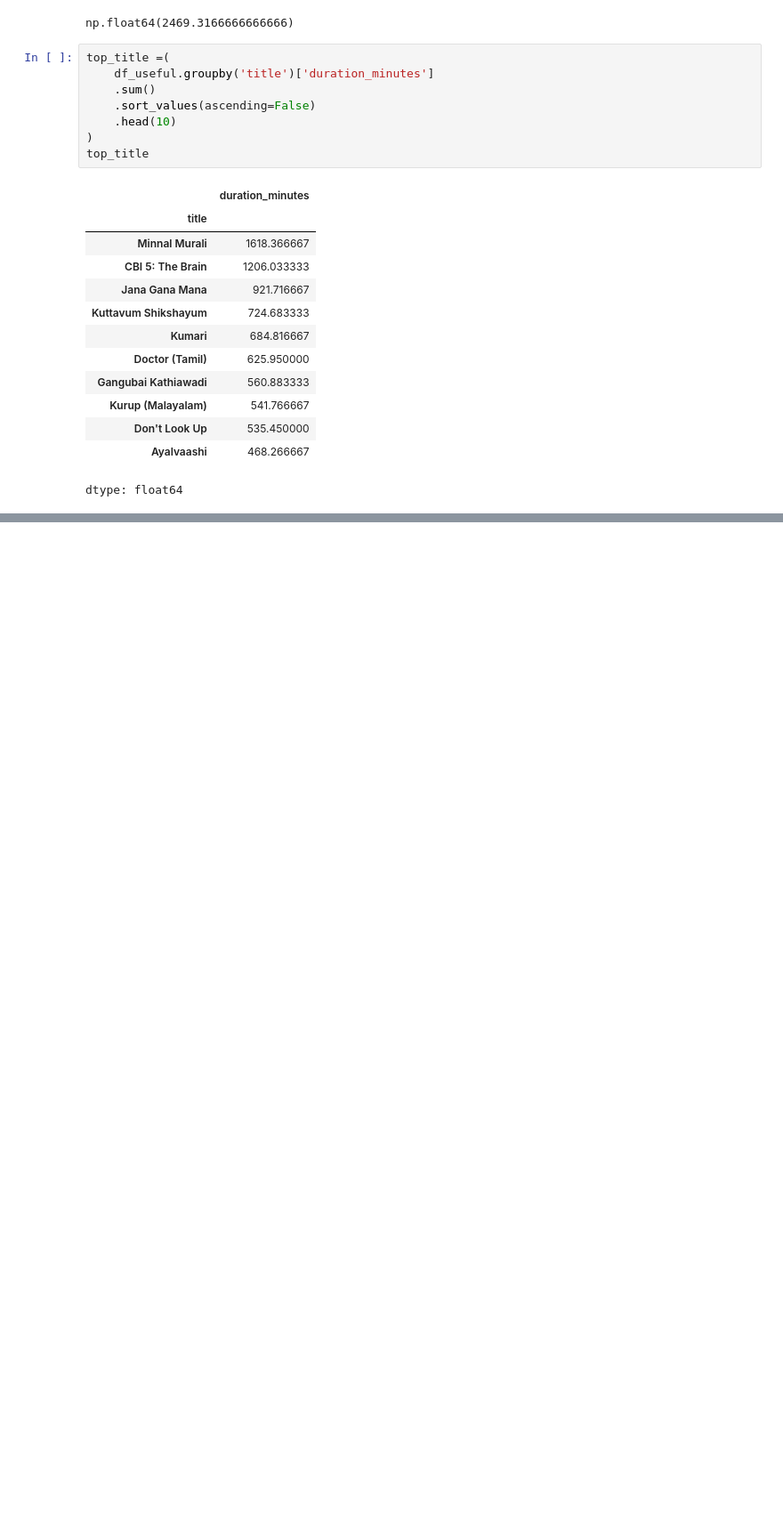
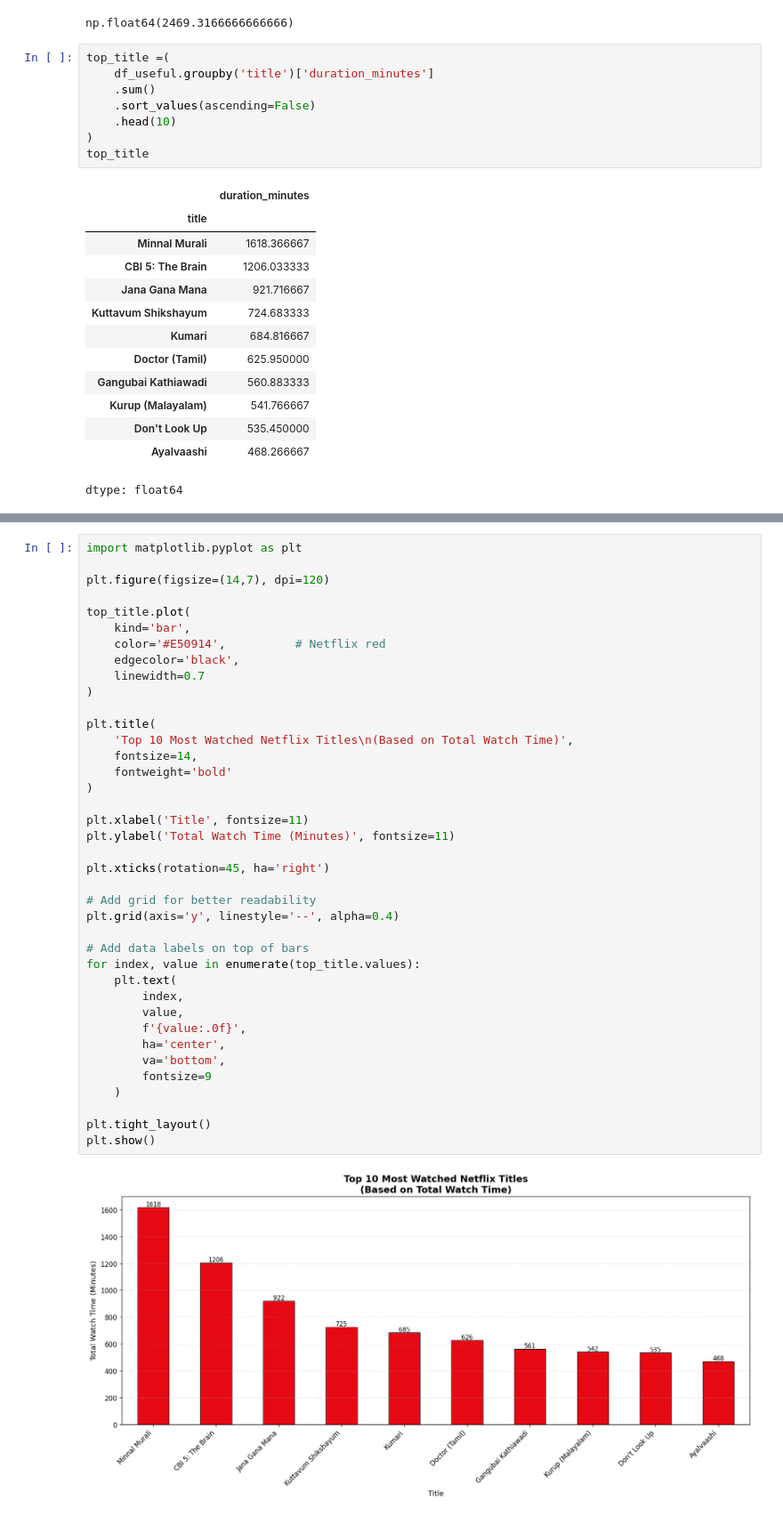
Before and after one commit to Vaishnavi-Parashar/subscription-trap-analysis, a Jupyter notebook: subscription_trap_analysis.ipynb, the cells around one changed output, grey strips where cells are left out. Shown at 89% size. Saved outputs shown, nothing was run; the diff lists cells and outputs as text; blank space fills up the shorter version.

```diff
--- a/subscription_trap_analysis.ipynb
+++ b/subscription_trap_analysis.ipynb
@@ -105,0 +119,41 @@ dtype: float64
+# %%
+import matplotlib.pyplot as plt
+
+plt.figure(figsize=(14,7), dpi=120)
+
+top_title.plot(
+    kind='bar',
+    color='#E50914',          # Netflix red
+    edgecolor='black',
+    linewidth=0.7
+)
+
+plt.title(
+    'Top 10 Most Watched Netflix Titles\n(Based on Total Watch Time)',
+    fontsize=14,
+    fontweight='bold'
+)
+
+plt.xlabel('Title', fontsize=11)
+plt.ylabel('Total Watch Time (Minutes)', fontsize=11)
+
+plt.xticks(rotation=45, ha='right')
+
+# Add grid for better readability
+plt.grid(axis='y', linestyle='--', alpha=0.4)
+
+# Add data labels on top of bars
+for index, value in enumerate(top_title.values):
+    plt.text(
+        index,
+        value,
+        f'{value:.0f}',
+        ha='center',
+        va='bottom',
+        fontsize=9
+    )
+
+plt.tight_layout()
+plt.show()
+# %% [output]
+[figure, added]
```
Also changed, not shown: parts of 24 cells of this notebook.
